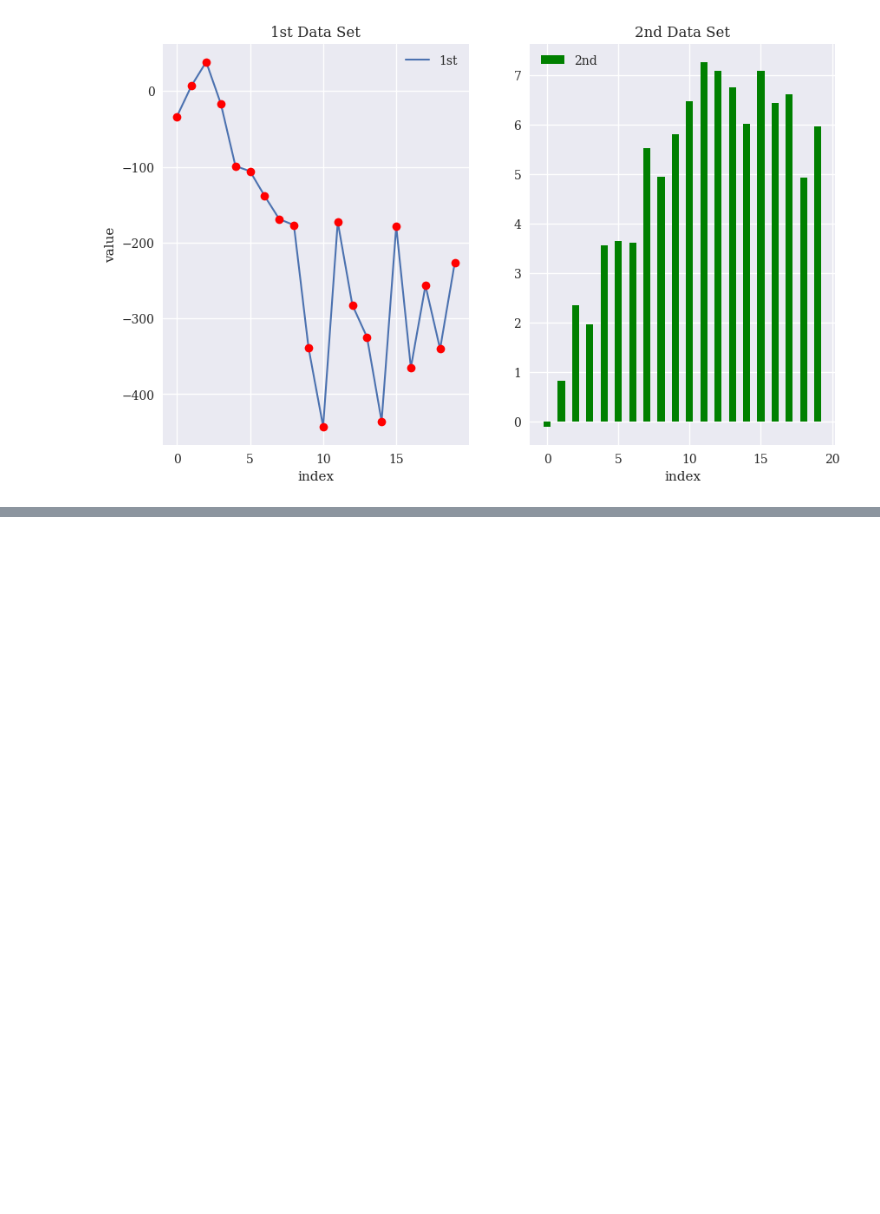
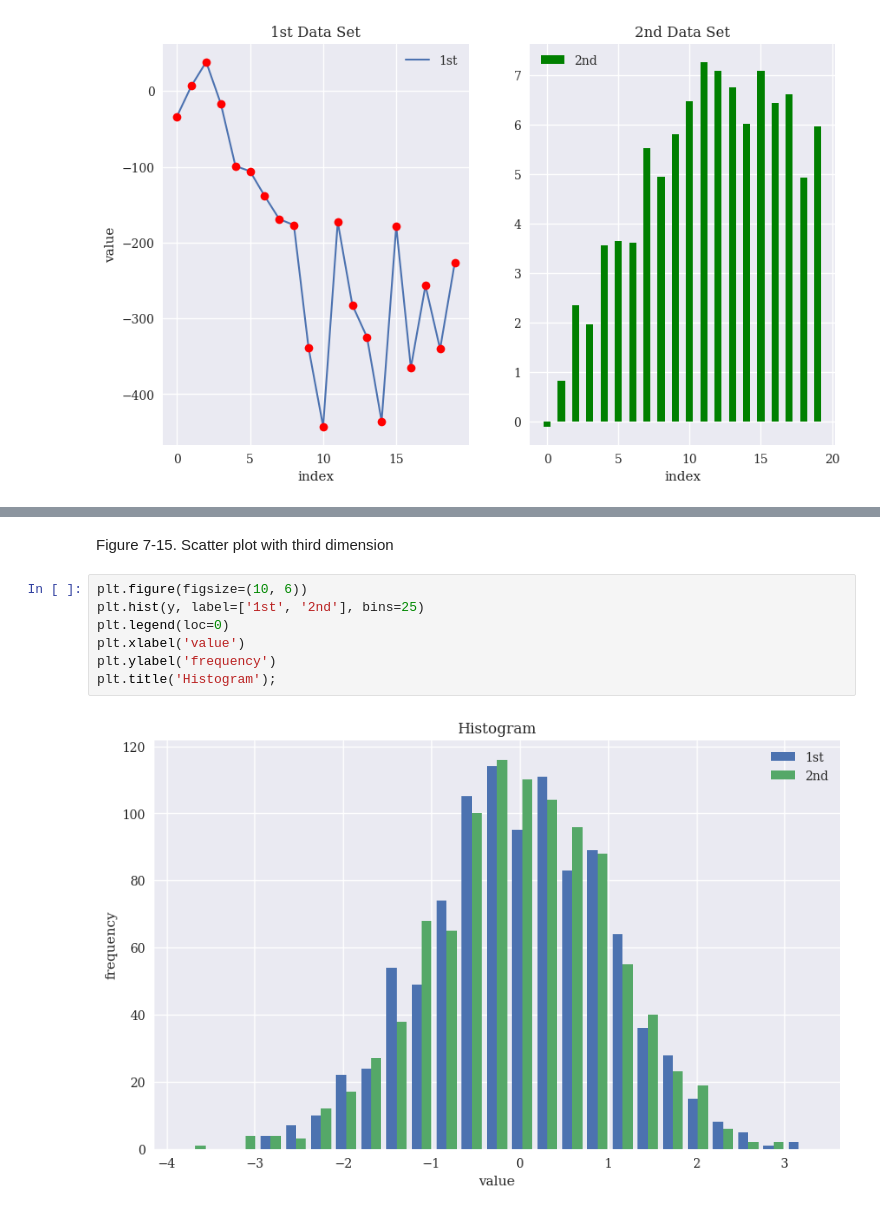
Before and after one commit to Youngsoo1024/Python_Finance, a Jupyter notebook: Chap7/ch7_test.ipynb, the cells around one changed output, grey strips where cells are left out. Cells and saved outputs as stored; diff of their text form; blank space fills up the shorter version.

```diff
--- a/Chap7/ch7_test.ipynb
+++ b/Chap7/ch7_test.ipynb
@@ -150,0 +189,11 @@ plt.title('2nd Data Set');
+# %% [markdown]
+Figure 7-15. Scatter plot with third dimension
+# %%
+plt.figure(figsize=(10, 6))
+plt.hist(y, label=['1st', '2nd'], bins=25)
+plt.legend(loc=0)
+plt.xlabel('value')
+plt.ylabel('frequency')
+plt.title('Histogram');
+# %% [output]
+[figure, added]
```
Also changed, not shown: parts of 20 cells of this notebook.
